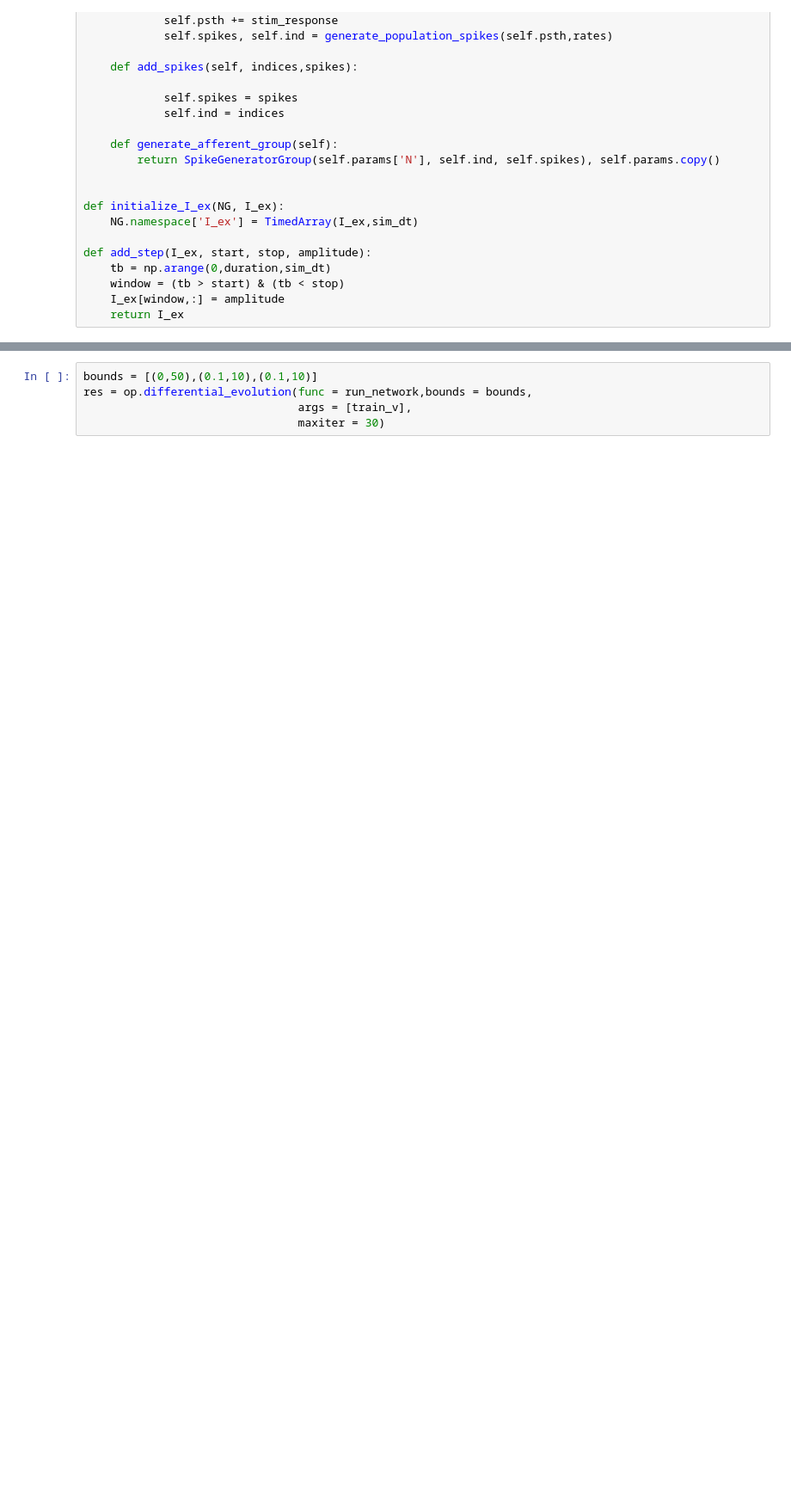
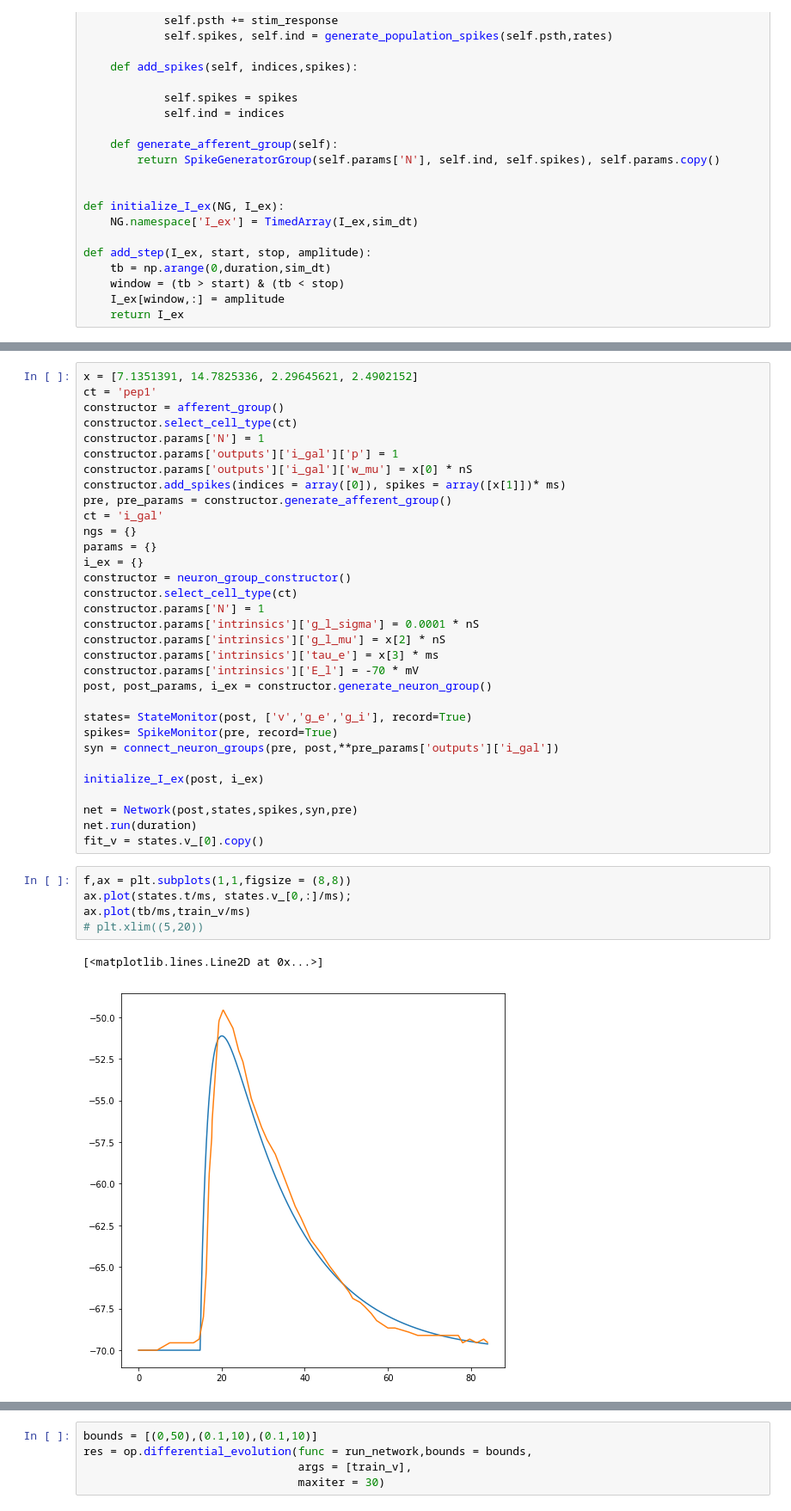
Before and after one commit to ANaka/dh_model, a Jupyter notebook: dh_model_epsp_fitting2.ipynb, the cells around one changed output, grey strips where cells are left out. Shown at 86% size. Cells and saved outputs as stored; diff of their text form; blank space fills up the shorter version.

```diff
--- a/dh_model_epsp_fitting2.ipynb
+++ b/dh_model_epsp_fitting2.ipynb
@@ -267,0 +266,40 @@ ax.plot(state_mon.t/ms, state_mon.v[0,:]/ms);
+# %%
+x = [7.1351391, 14.7825336, 2.29645621, 2.4902152]
+ct = 'pep1'
+constructor = afferent_group()
+constructor.select_cell_type(ct)
+constructor.params['N'] = 1
+constructor.params['outputs']['i_gal']['p'] = 1
+constructor.params['outputs']['i_gal']['w_mu'] = x[0] * nS
+constructor.add_spikes(indices = array([0]), spikes = array([x[1]])* ms)
+pre, pre_params = constructor.generate_afferent_group()
+ct = 'i_gal'
+ngs = {}
+params = {}
+i_ex = {}
+constructor = neuron_group_constructor()
+constructor.select_cell_type(ct)
+constructor.params['N'] = 1
+constructor.params['intrinsics']['g_l_sigma'] = 0.0001 * nS
+constructor.params['intrinsics']['g_l_mu'] = x[2] * nS
+constructor.params['intrinsics']['tau_e'] = x[3] * ms
+constructor.params['intrinsics']['E_l'] = -70 * mV
+post, post_params, i_ex = constructor.generate_neuron_group()
+
+states= StateMonitor(post, ['v','g_e','g_i'], record=True)
+spikes= SpikeMonitor(pre, record=True)
+syn = connect_neuron_groups(pre, post,**pre_params['outputs']['i_gal'])
+
+initialize_I_ex(post, i_ex)
+
+net = Network(post,states,spikes,syn,pre)
+net.run(duration)
+fit_v = states.v_[0].copy()
+# %%
+f,ax = plt.subplots(1,1,figsize = (8,8))
+ax.plot(states.t/ms, states.v_[0,:]/ms);
+ax.plot(tb/ms,train_v/ms)
+# plt.xlim((5,20))
+# %% [output]
+[<matplotlib.lines.Line2D at 0x...>]
+[figure, added]
```
Also changed, not shown: parts of 17 cells of this notebook, 1 other file.
